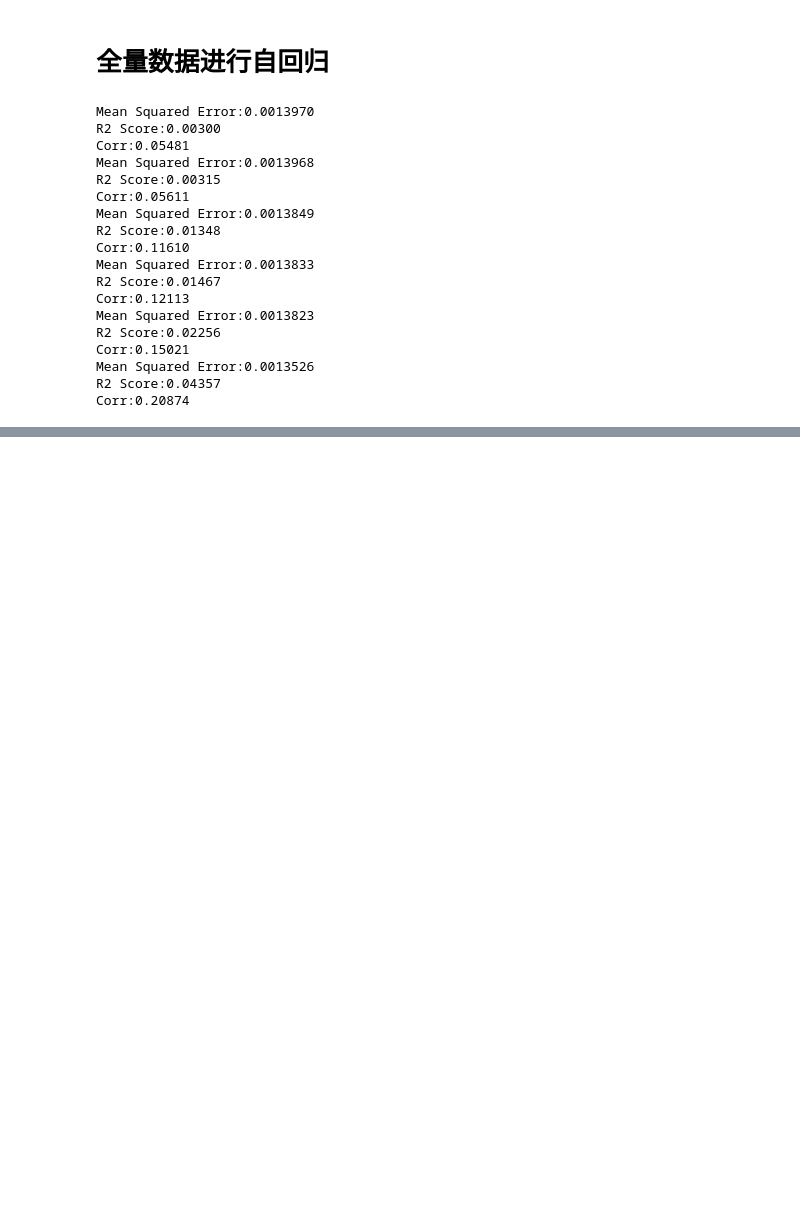
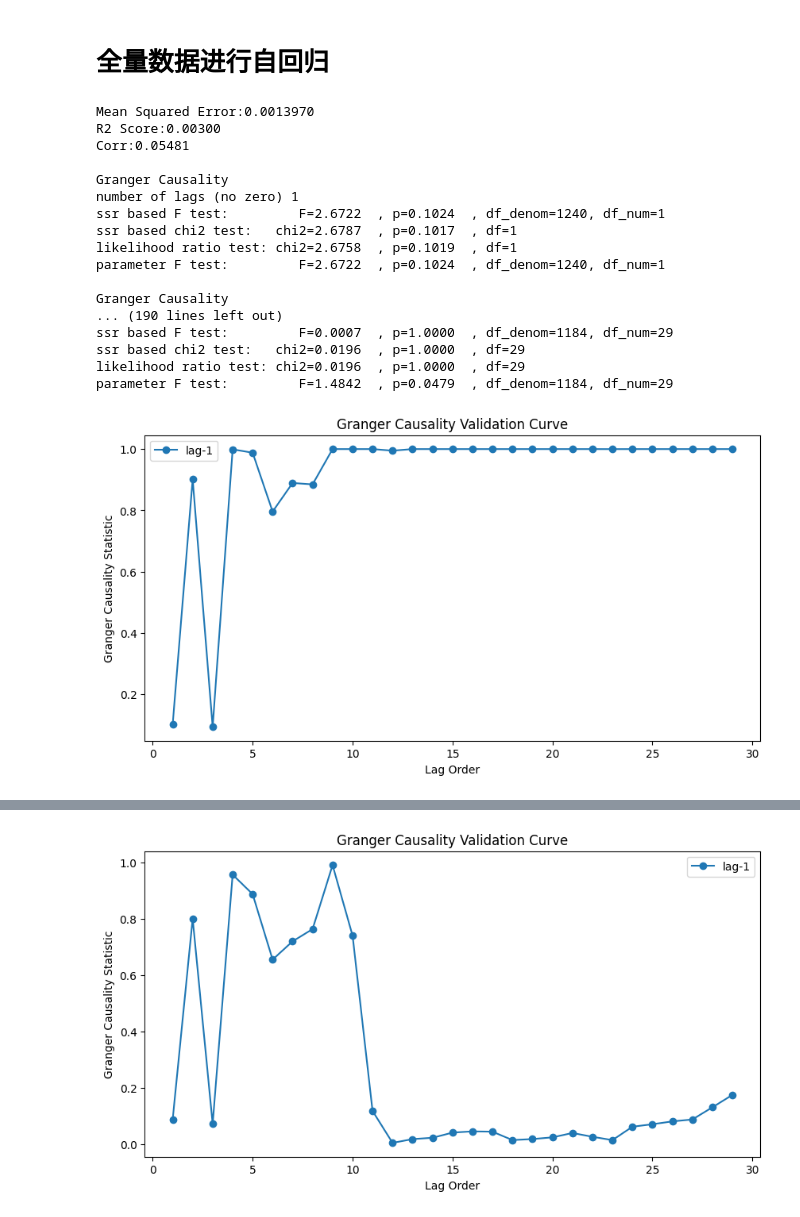
Before and after one commit to JachinLin2022/Digital_Research, a Jupyter notebook: EmotionModel/regression.ipynb, the cells around one changed output, grey strips where cells are left out. Saved outputs shown, nothing was run; the diff lists cells and outputs as text; code cells hidden in the pictures; blank space fills up the shorter version.

```diff
--- a/EmotionModel/regression.ipynb
+++ b/EmotionModel/regression.ipynb
@@ -203,10 +4,12 @@ for window in [7]:
 import pandas as pd
 from statsmodels.tsa.ar_model import AutoReg
 import matplotlib.pyplot as plt
+from statsmodels.tsa.stattools import grangercausalitytests
 from sklearn.metrics import mean_squared_error
-
-
-
+from sklearn.preprocessing import MinMaxScaler
+from sklearn.metrics import r2_score
+import numpy as np
+scaler = MinMaxScaler()
 def test(lags,data_path, add_sentiment):
     # print(data_path)
     # 读取CSV文件
@@ -272,51 +75,70 @@ def test(lags,data_path, add_sentiment):
         predictions = model_fit.predict(start=lags, end=len(train_data)-1,exog_oos=test_sentiment[lags:].values)
     else:
         # predictions = model_fit.predict(start=len(train_data), end=len(train_data)+len(test_data)-1)
         predictions = model_fit.predict(start=lags, end=len(train_data)-1)
     # 计算预测结果的均方误差
     # print(predictions.values)
     mse = mean_squared_error(test_data[lags:], predictions)
     print('Mean Squared Error:{:.7f}'.format(mse))
     # 计算R2
     r2 = r2_score(test_data[lags:], predictions)
     print('R2 Score:{:.5f}'.format(r2))
     # 计算Corr
     correlation = np.corrcoef(test_data[lags:], predictions)[0, 1]
     print('Corr:{:.5f}'.format(correlation))
     # 绘制预测结果
 
     # plt.plot(train_data.index, train_data.values, label='Train Data')
     # plt.plot(test_data[lags:].index, test_data[lags:].values, label='Test Data')
     # plt.plot(test_data[lags:].index, predictions, label='Predictions')
     # plt.legend()
     # plt.xlabel('Date')
     # plt.ylabel('Close Price')
     # plt.title('Stock Price Prediction')
     # plt.show()
 
+    # granger因果检验
+    plt.figure(figsize=(10, 5))
+    df = pd.DataFrame({"source": predictions, "target": test_data[lags:]})
+    results = []
+    for maxlag in range(1, 30):
+        result = grangercausalitytests(df[['target','source']], maxlag=[maxlag])
+        results.append(result[maxlag][0]['ssr_ftest'][1])
+    plt.plot(np.arange(1, 30), results, marker='o',label=f'lag-{lag}')
+    plt.xlabel('Lag Order')
+    plt.ylabel('Granger Causality Statistic')
+    plt.title('Granger Causality Validation Curve')
+    plt.legend()
+    plt.show()
+
+
 data_path = "combined/sentiment_all_feature.csv"
-test(1,data_path,0)
-test(1,data_path,1)
-test(7,data_path,0)
-test(7,data_path,1)
-test(14,data_path,0)
-test(14,data_path,1)
+
+for window in [1,7,14]:
+
+    test(window,data_path,0)
+    test(window,data_path,1)
+    print('\n')
+# test(7,data_path,0)
+# test(7,data_path,1)
+# test(14,data_path,0)
+# test(14,data_path,1)
 # %% [output]
 Mean Squared Error:0.0013970
 R2 Score:0.00300
 Corr:0.05481
-Mean Squared Error:0.0013968
-R2 Score:0.00315
-Corr:0.05611
-Mean Squared Error:0.0013849
-R2 Score:0.01348
-Corr:0.11610
-Mean Squared Error:0.0013833
-R2 Score:0.01467
-Corr:0.12113
-Mean Squared Error:0.0013823
-R2 Score:0.02256
-Corr:0.15021
-Mean Squared Error:0.0013526
-R2 Score:0.04357
-Corr:0.20874
+
+Granger Causality
+number of lags (no zero) 1
+ssr based F test:         F=2.6722  , p=0.1024  , df_denom=1240, df_num=1
+ssr based chi2 test:   chi2=2.6787  , p=0.1017  , df=1
+likelihood ratio test: chi2=2.6758  , p=0.1019  , df=1
+parameter F test:         F=2.6722  , p=0.1024  , df_denom=1240, df_num=1
+
+Granger Causality
+... (190 lines left out)
+ssr based F test:         F=0.0007  , p=1.0000  , df_denom=1184, df_num=29
+ssr based chi2 test:   chi2=0.0196  , p=1.0000  , df=29
+likelihood ratio test: chi2=0.0196  , p=1.0000  , df=29
+parameter F test:         F=1.4842  , p=0.0479  , df_denom=1184, df_num=29
+[figure, added]
@@ -322,0 +162 @@ Corr:0.20874
+[figure, added]
```
Also changed, not shown: parts of 8 cells of this notebook, 1 other file.
